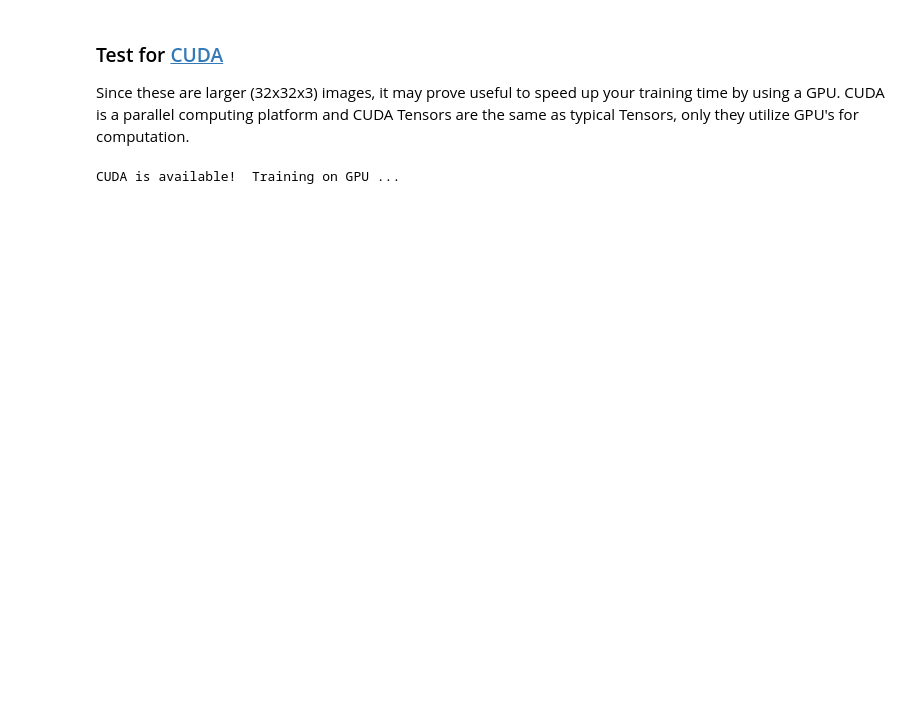
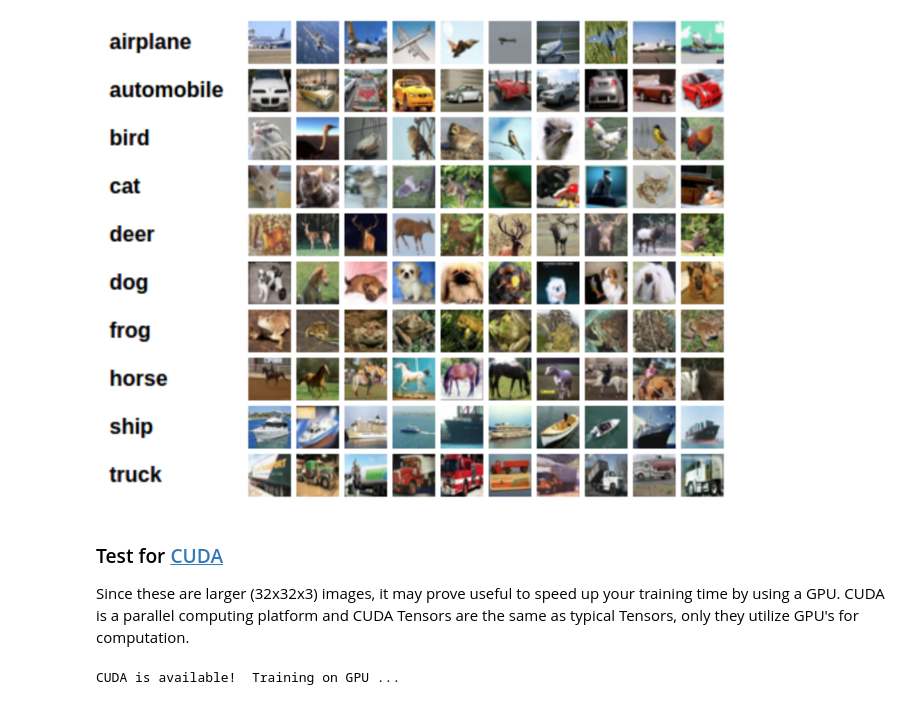
Before and after one commit to LourensWalters/deep-learning, a Jupyter notebook: notebooks/convolutional-neural-networks/cifar-cnn/cifar10_cnn_solution.ipynb, the cells around one changed output. Drawn from its saved outputs; the diff is of its cells as text; code cells hidden in the pictures; blank space fills up the shorter version.

```diff
--- a/notebooks/convolutional-neural-networks/cifar-cnn/cifar10_cnn_solution.ipynb
+++ b/notebooks/convolutional-neural-networks/cifar-cnn/cifar10_cnn_solution.ipynb
@@ -9,3 +9,8 @@ The images in this database are small color images that fall into one of ten cla
+# %%
+from IPython.display import Image
+Image(filename=r"notebook_ims/cifar_data.png")
+# %% [output]
+[figure, added]
 # %% [markdown]
 ### Test for [CUDA](http://pytorch.org/docs/stable/cuda.html)
 
```
Also changed, not shown: parts of 12 cells of this notebook, 2 other files.
